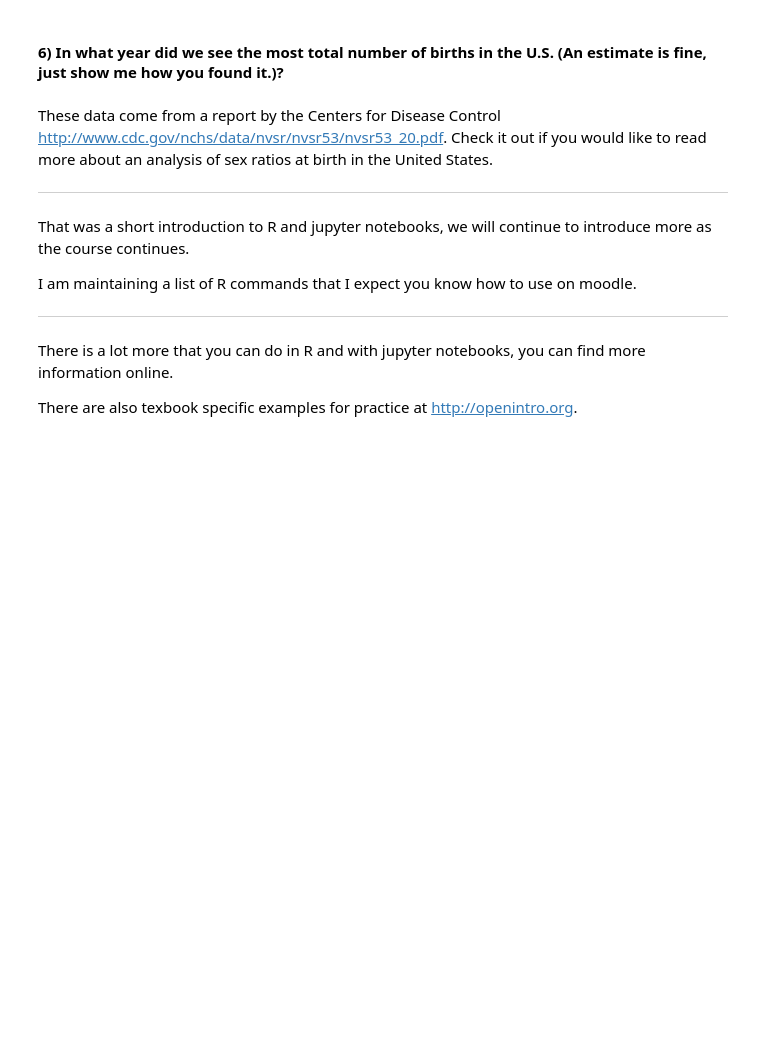
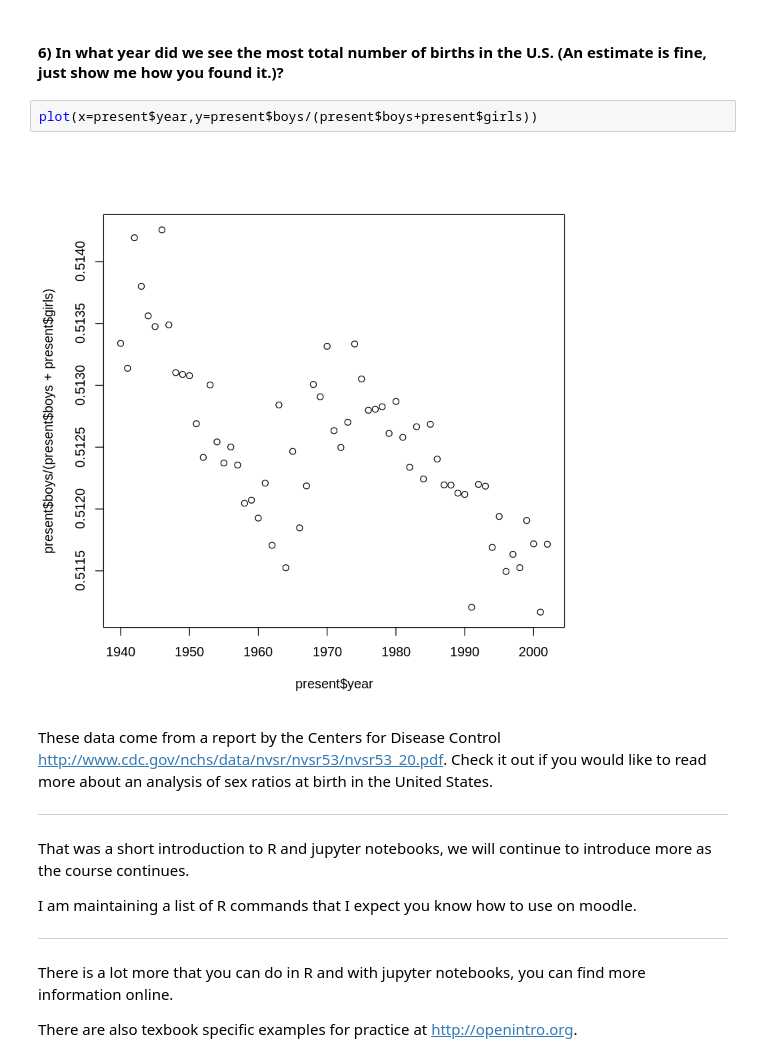
Before and after one commit to jana-archibald/1770-summer-2019, a Jupyter notebook: Tutorial1_Introduction_to_R_and_Jupyter/Tutorial1_Questions.ipynb, the cells around one changed output. Saved outputs shown, nothing was run; the diff lists cells and outputs as text; blank space fills up the shorter version.

```diff
--- a/Tutorial1_Introduction_to_R_and_Jupyter/Tutorial1_Questions.ipynb
+++ b/Tutorial1_Introduction_to_R_and_Jupyter/Tutorial1_Questions.ipynb
@@ -53,6 +87,10 @@ Use the code cells below to find the answers to the following questions.
 ###### Does Arbuthnot’s observation about boys being born in greater proportion than girls hold up in the U.S.?
 # %% [markdown]
 #### 6) In what year did we see the most total number of births in the U.S.  (An estimate is fine, just show me how you found it.)?
+# %%
+plot(x=present$year,y=present$boys/(present$boys+present$girls))
+# %% [output]
+[figure, added]
 # %% [markdown]
 These data come from a report by the Centers for Disease Control http://www.cdc.gov/nchs/data/nvsr/nvsr53/nvsr53_20.pdf. Check it out if you would like to read more about an analysis of sex ratios at birth in the United States.
 
```
Also changed, not shown: parts of 3 cells of this notebook, 1 other file.
